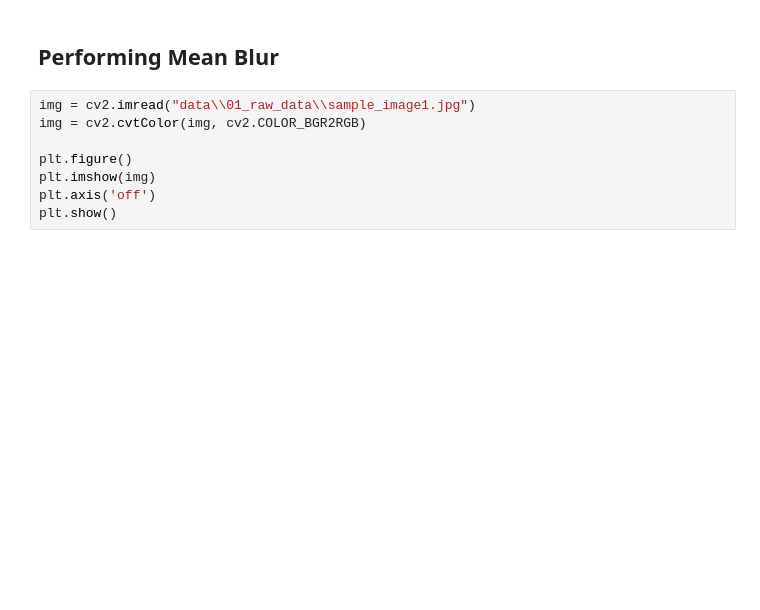
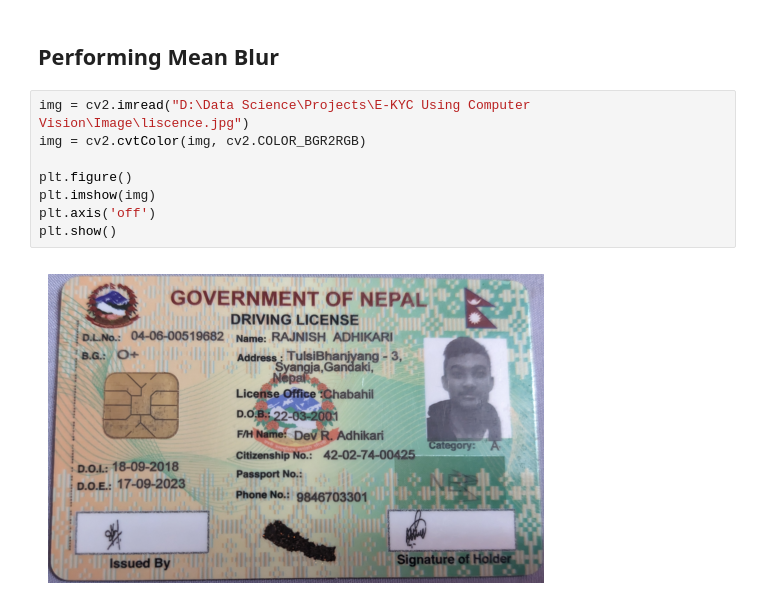
Before and after one commit to RajnishAdhikari/Projects, a Jupyter notebook: E-KYC Using Computer Vision/01_opencv_operations.ipynb, the cells around one changed output. Saved outputs shown, nothing was run; the diff lists cells and outputs as text; blank space fills up the shorter version.

```diff
--- a/E-KYC Using Computer Vision/01_opencv_operations.ipynb
+++ b/E-KYC Using Computer Vision/01_opencv_operations.ipynb
@@ -166,10 +166,12 @@ plt.show()
 # %% [markdown]
 ## Performing Mean Blur
 # %%
-img = cv2.imread("data\\01_raw_data\\sample_image1.jpg")
+img = cv2.imread("D:\Data Science\Projects\E-KYC Using Computer Vision\Image\liscence.jpg")
 img = cv2.cvtColor(img, cv2.COLOR_BGR2RGB)
 
 plt.figure()
 plt.imshow(img)
 plt.axis('off')
 plt.show()
+# %% [output]
+[figure, added]
```
Also changed, not shown: parts of 1 cell of this notebook.
